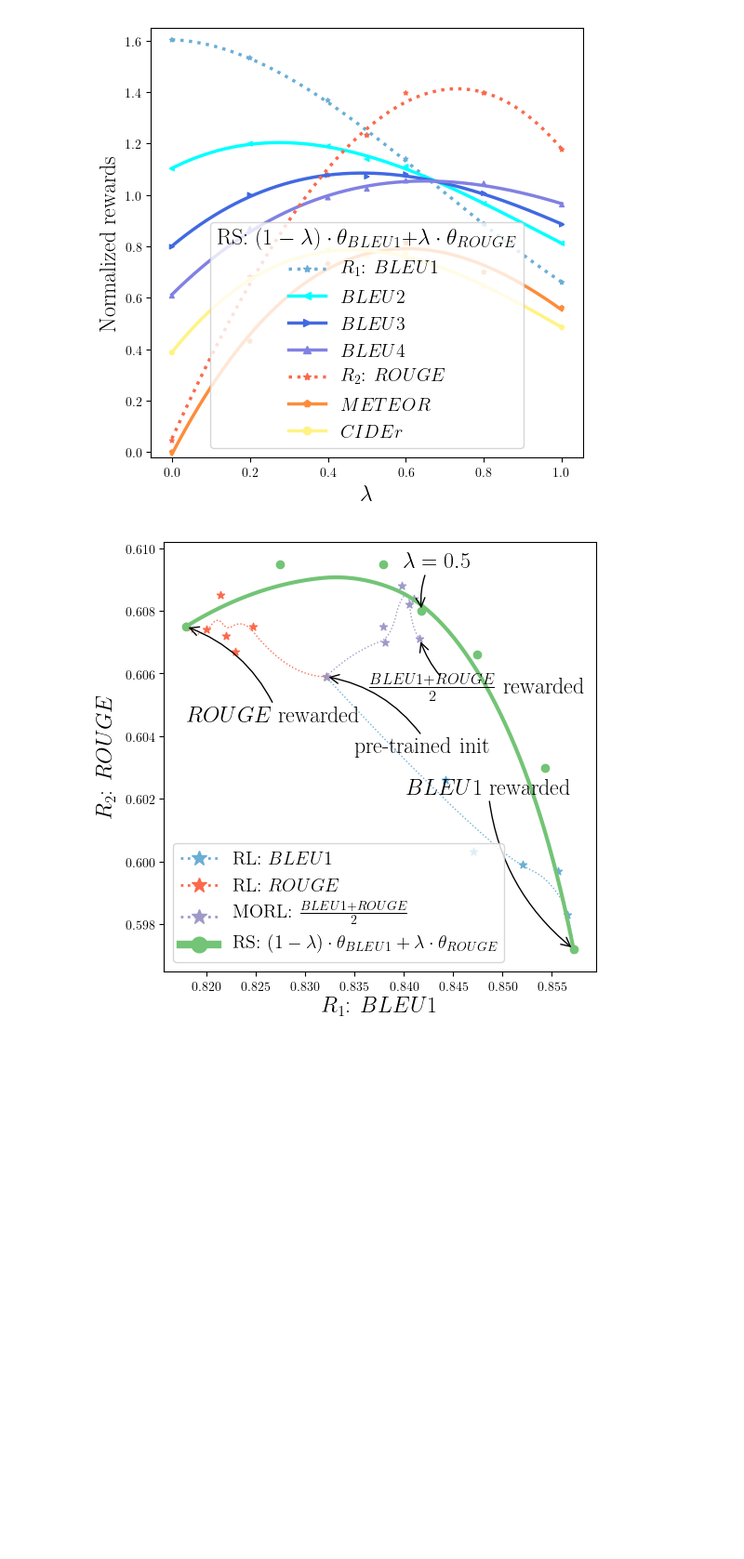
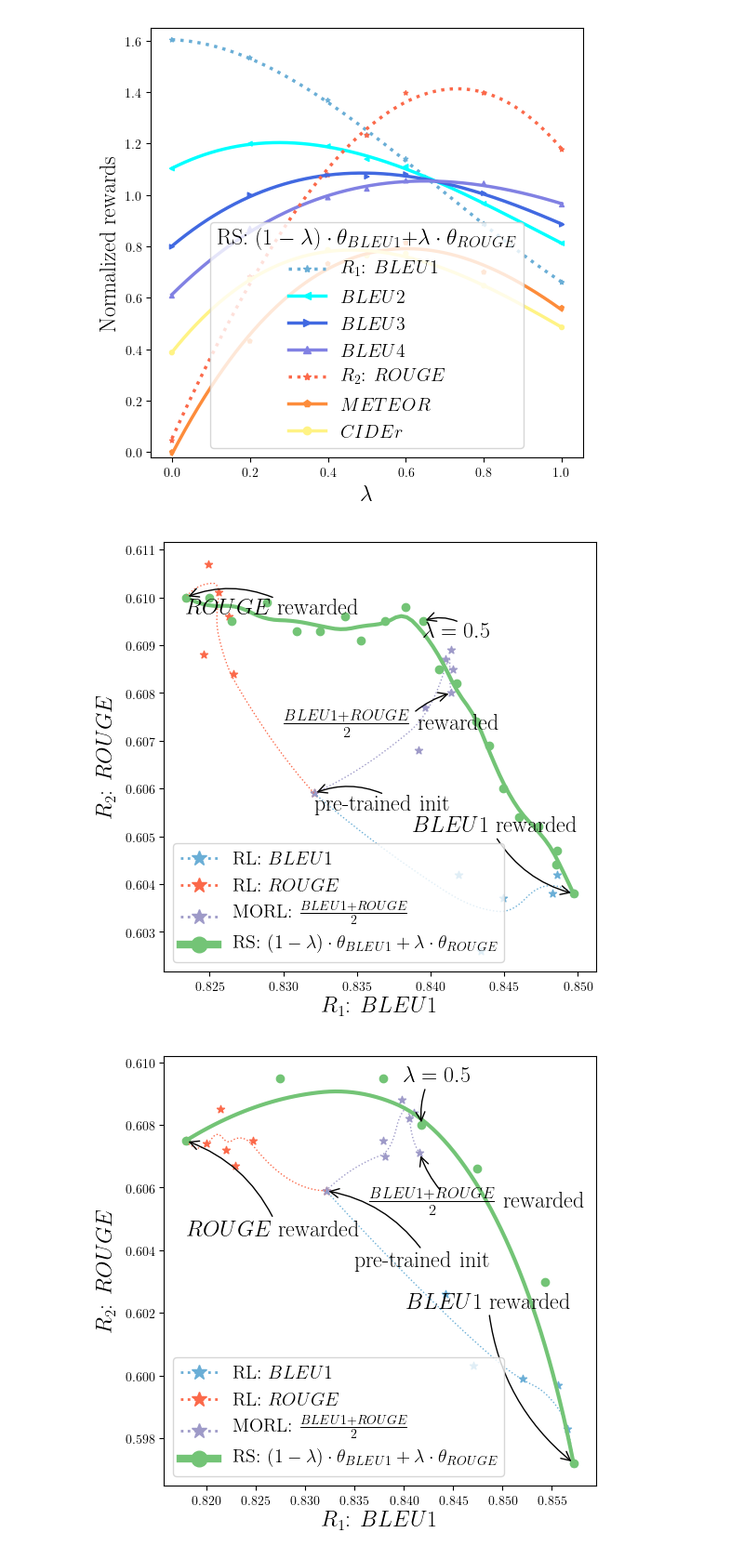
Before and after one commit to alexrame/domainbedv2, a Jupyter notebook: notebooks/rl/captioning/wa_rl_captioning.ipynb, the cells around one changed output. Shown at 93% size. Drawn from its saved outputs; the diff is of its cells as text; code cells hidden in the pictures; blank space fills up the shorter version.

```diff
--- a/notebooks/rl/captioning/wa_rl_captioning.ipynb
+++ b/notebooks/rl/captioning/wa_rl_captioning.ipynb
@@ -452,6 +453,33 @@ plot.save_fig(
 # %% [output]
 ['$R_1$: $BLEU1$', '$BLEU2$', '$BLEU3$', '$BLEU4$', '$R_2$: $ROUGE$', '$METEOR$', '$CIDEr$']
 [figure]
+# %%
+fig_dr = plot_captioning(
+    [
+        fts_bleu.l_step, None, fts_rouge.l_step, None,
+        fts_bleurouge.l_step, fts_bleurouge.l_wa_epoch5
+    ],
+    key_x="Bleu_1",
+    key_y="ROUGE_L",
+    loc="lower left",
+    dict_labels={
+        0: r"RL: $BLEU1$",
+        2: r"RL: $ROUGE$",
+        4: r"MORL: $\frac{BLEU1+ROUGE}{2}$",
+        5: r"RS: $(1-\lambda) \cdot \theta_{BLEU1} + \lambda \cdot \theta_{ROUGE}$"
+    },
+    fontsize="x-large",
+    dict_annotation_to_loc={
+        # "1": (0.818, 0.605),
+        # "lambda": (0.84, 0.6099),
+        # "pt": (0.835, 0.604),
+        "0": (0.85, 0.605),
+        "01": (0.83, 0.607)
+    }
+)
+plot.save_fig(fig=fig_dr, name="captioning/pareto_captioning_bleu1torouge.pdf", do_save=do_save)
+# %% [output]
+[figure, added]
 # %%
 fig_dr = plot_captioning(
     [
```
Also changed, not shown: parts of 1 cell of this notebook, 1 other file.
